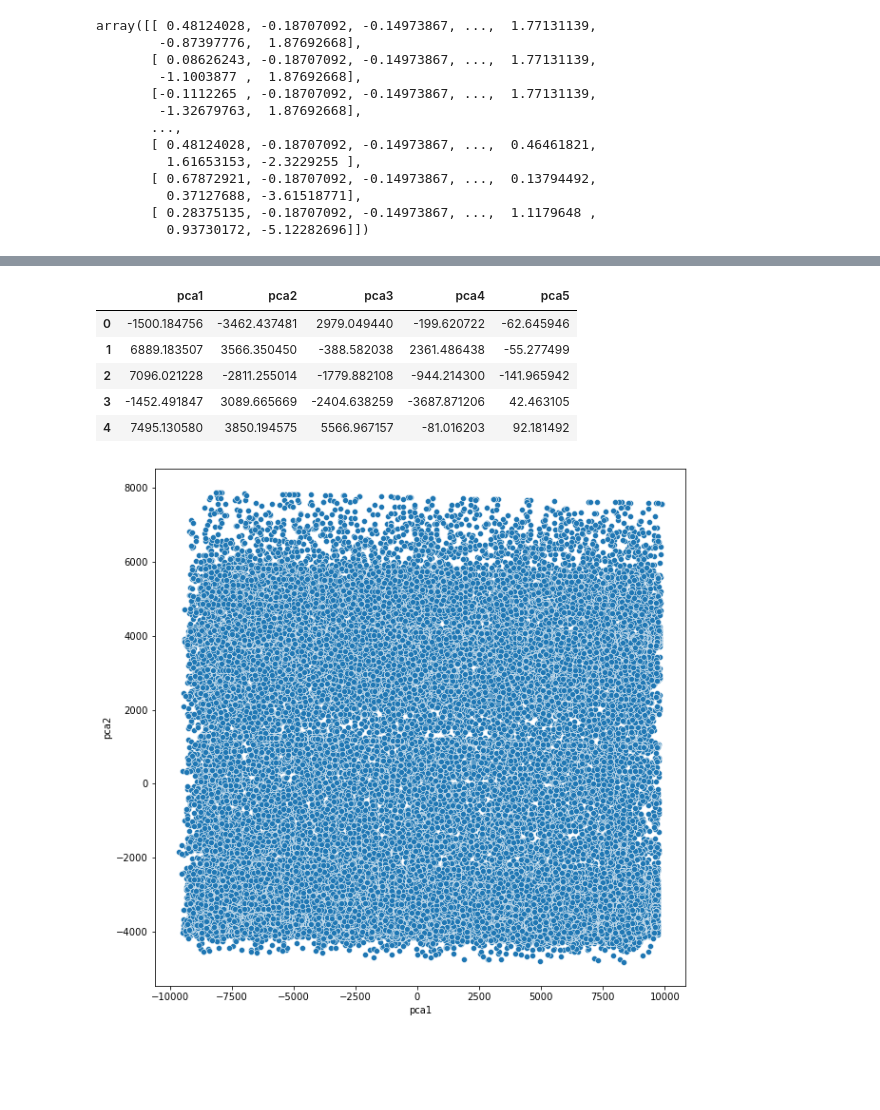
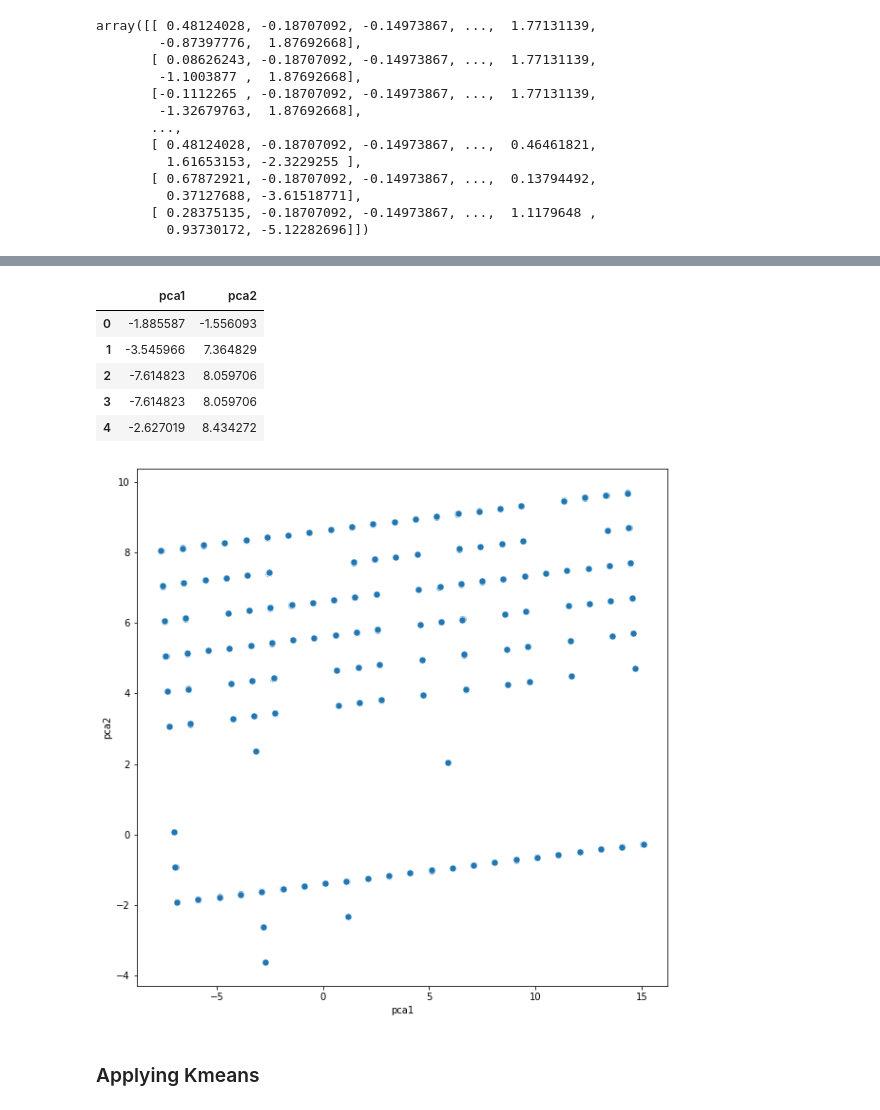
Before and after one commit to adkap2/Airplane_Crash_Analysis, a Jupyter notebook: Airplane_Crash_Analysis.ipynb, the cells around one changed output, grey strips where cells are left out. Saved outputs shown, nothing was run; the diff lists cells and outputs as text; code cells hidden in the pictures; blank space fills up the shorter version.

```diff
--- a/Airplane_Crash_Analysis.ipynb
+++ b/Airplane_Crash_Analysis.ipynb
@@ -205,7 +222,7 @@ def data_scaling(dataframe,inverse=False):
         scaler.fit(dataframe)
         return scaler.inverse_transform(dataframe)
 # %%
-df_numerical_scaled = data_scaling()
+df_numerical_scaled = data_scaling(df_numerical)
 # %%
 df_numerical_scaled
 # %% [output]
@@ -252,0 +244,2 @@ array([[-1500.18475616, -3462.43748121,  2979.04943989,  -199.62072222,
+# %%
+merged_df = pd.concat([encoded_df,pd.DataFrame(df_numerical_scaled, columns=df_numerical_cols)], axis=1)
@@ -252,0 +257,5 @@ array([[-1500.18475616, -3462.43748121,  2979.04943989,  -199.62072222,
+# %%
+from sklearn.decomposition import PCA
+pca = PCA(n_components=2)
+principal_comp = pca.fit_transform(merged_df[['Aircraft Damage', 'Engine Type','Purpose of Flight', 'Weather Condition']])
+principal_comp
@@ -253,19 +270,21 @@ array([[-1500.18475616, -3462.43748121,  2979.04943989,  -199.62072222,
 # %%
-pca_df = pd.DataFrame(data = principal_comp, columns =['pca1','pca2', 'pca3', 'pca4', 'pca5'])
+pca_df = pd.DataFrame(data = principal_comp, columns =['pca1','pca2'])
 pca_df.head()
 # %% [output]
-|  | pca1 | pca2 | pca3 | pca4 | pca5 |
-| 0 | -1500.184756 | -3462.437481 | 2979.049440 | -199.620722 | -62.645946 |
-| 1 | 6889.183507 | 3566.350450 | -388.582038 | 2361.486438 | -55.277499 |
-| 2 | 7096.021228 | -2811.255014 | -1779.882108 | -944.214300 | -141.965942 |
-| 3 | -1452.491847 | 3089.665669 | -2404.638259 | -3687.871206 | 42.463105 |
-| 4 | 7495.130580 | 3850.194575 | 5566.967157 | -81.016203 | 92.181492 |
+|  | pca1 | pca2 |
+| 0 | -1.885587 | -1.556093 |
+| 1 | -3.545966 | 7.364829 |
+| 2 | -7.614823 | 8.059706 |
+| 3 | -7.614823 | 8.059706 |
+| 4 | -2.627019 | 8.434272 |
 # %%
 plt.figure(figsize=(10,10))
-ax = sns.scatterplot(x="pca1", y="pca2", data = pca_df, palette =['red','green','blue'])
+ax = sns.scatterplot(x="pca1", y="pca2", data = pca_df, s=50, cmap='viridis')
 plt.show()
 # %% [output]
-[figure, old version]
+[figure, new version]
+# %% [markdown]
+### Applying Kmeans
 # %%
 from sklearn.cluster import KMeans
 
```
Also changed, not shown: parts of 45 cells of this notebook.
